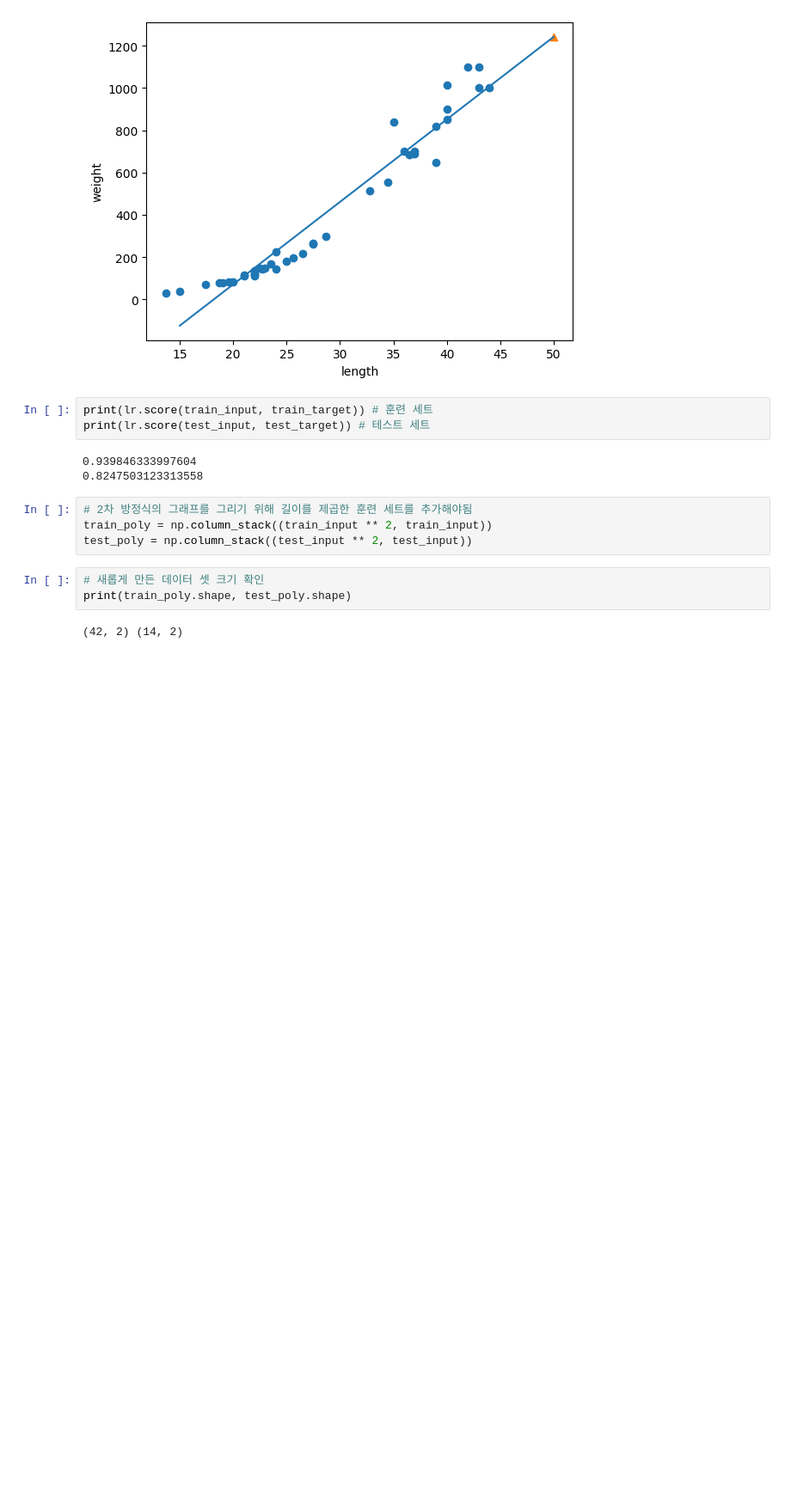
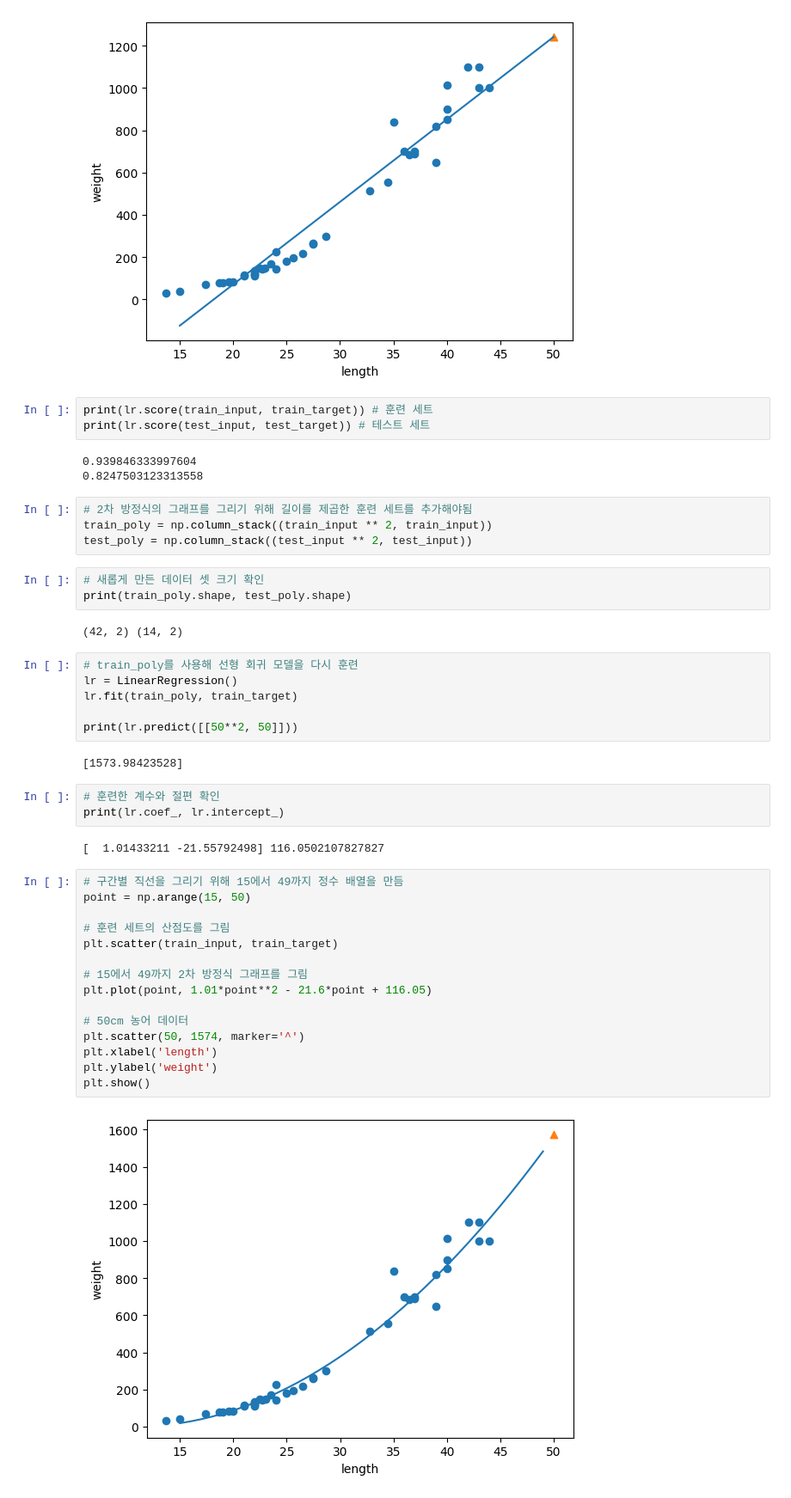
Before and after one commit to yoonsoli/Machine_Learning_to_Study_Alone, a Jupyter notebook: Chapter3_2.ipynb, the cells around one changed output. Shown: that part at 86% size. Drawn from its saved outputs; the diff is of its cells as text; blank space fills up the shorter version.

```diff
--- a/Chapter3_2.ipynb
+++ b/Chapter3_2.ipynb
@@ -139,3 +139,33 @@ test_poly = np.column_stack((test_input ** 2, test_input))
 print(train_poly.shape, test_poly.shape)
 # %% [output]
 (42, 2) (14, 2)
+# %%
+# train_poly를 사용해 선형 회귀 모델을 다시 훈련
+lr = LinearRegression()
+lr.fit(train_poly, train_target)
+
+print(lr.predict([[50**2, 50]]))
+# %% [output]
+[1573.98423528]
+# %%
+# 훈련한 계수와 절편 확인
+print(lr.coef_, lr.intercept_)
+# %% [output]
+[  1.01433211 -21.55792498] 116.0502107827827
+# %%
+# 구간별 직선을 그리기 위해 15에서 49까지 정수 배열을 만듬
+point = np.arange(15, 50)
+
+# 훈련 세트의 산점도를 그림
+plt.scatter(train_input, train_target)
+
+# 15에서 49까지 2차 방정식 그래프를 그림
+plt.plot(point, 1.01*point**2 - 21.6*point + 116.05)
+
+# 50cm 농어 데이터
+plt.scatter(50, 1574, marker='^')
+plt.xlabel('length')
+plt.ylabel('weight')
+plt.show()
+# %% [output]
+[figure, added]
```
Also changed, not shown: parts of 1 cell of this notebook.
